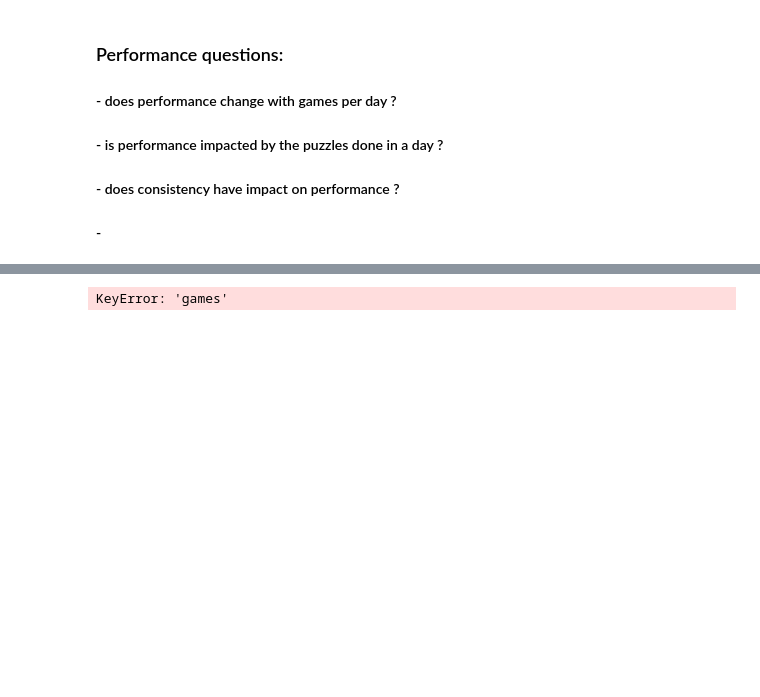
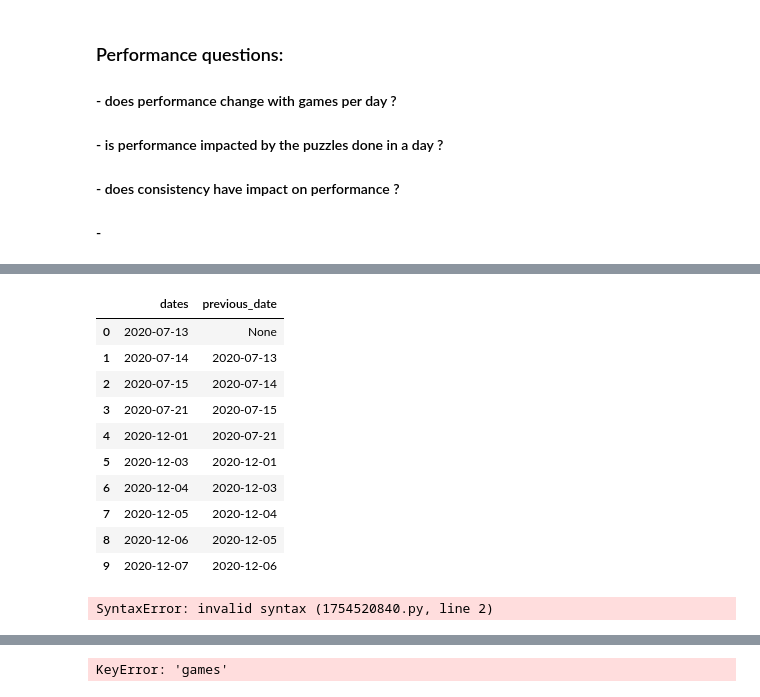
Before and after one commit to modestas-m/chess.com-performance-analysis, a Jupyter notebook: Performance analysis.ipynb, the cells around one changed output, grey strips where cells are left out. Drawn from its saved outputs; the diff is of its cells as text; code cells hidden in the pictures; blank space fills up the shorter version.

Commit message:
managed to create the islands algorithm, want to explore it tomorrow, will join it like this: df.date between df1.date1 and df1.date2

```diff
--- a/Performance analysis.ipynb
+++ b/Performance analysis.ipynb
@@ -298,0 +232,26 @@ df_joint.head(50)
+# %%
+df_dates.head(10)
+# %% [output]
+|  | dates | previous_date |
+| 0 | 2020-07-13 | None |
+| 1 | 2020-07-14 | 2020-07-13 |
+| 2 | 2020-07-15 | 2020-07-14 |
+| 3 | 2020-07-21 | 2020-07-15 |
+| 4 | 2020-12-01 | 2020-07-21 |
+| 5 | 2020-12-03 | 2020-12-01 |
+| 6 | 2020-12-04 | 2020-12-03 |
+| 7 | 2020-12-05 | 2020-12-04 |
+| 8 | 2020-12-06 | 2020-12-05 |
+| 9 | 2020-12-07 | 2020-12-06 |
+# %%
+%sql df_date_range << SELECT  \
+dates + 1 AS start_range,   \
+(SELECT MIN(B.dates)    \
+ FROM df_dates AS B    \
+ WHERE B.dates > A.dates) - 1 AS end_range \
+FROM df_dates AS A \
+WHERE NOT EXISTS   \
+(SELECT * FROM df_dates AS B WHERE B.dates = A.dates + 1)   \
+AND dates < (SELECT MAX(dates) FROM df_dates);
+# %% [output]
+SyntaxError: invalid syntax (1754520840.py, line 2)
```
Also changed, not shown: parts of 23 cells of this notebook.
